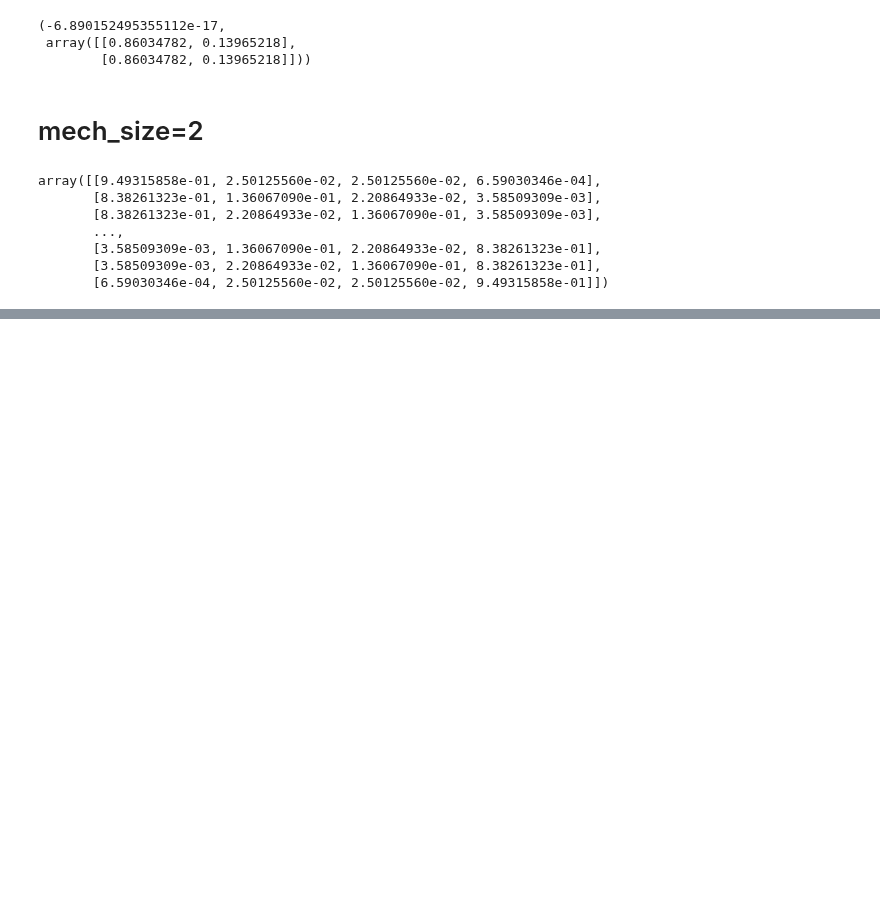
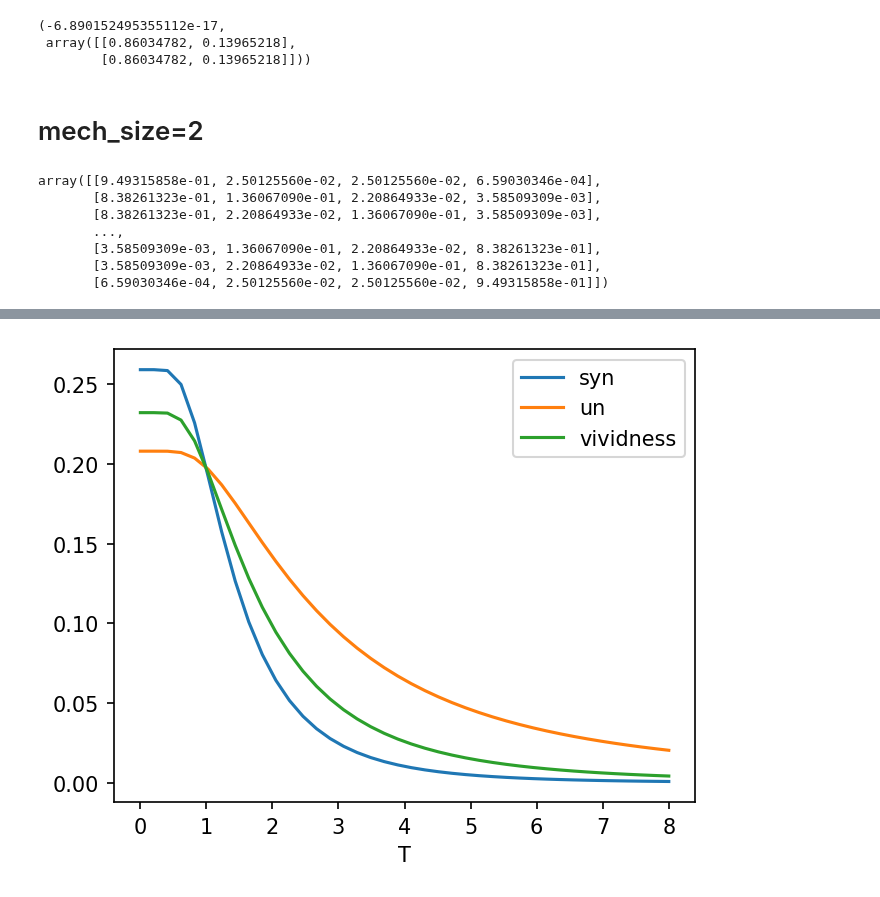
Before and after one commit to Lyn1216/Local-EI-project, a Jupyter notebook: exp/cellular automaton/Ising.ipynb, the cells around one changed output, grey strips where cells are left out. Saved outputs shown, nothing was run; the diff lists cells and outputs as text; code cells hidden in the pictures; blank space fills up the shorter version.

```diff
--- a/exp/cellular automaton/Ising.ipynb
+++ b/exp/cellular automaton/Ising.ipynb
@@ -167,0 +308,26 @@ ValueError: invalid literal for int() with base 10: 'x'
+# %%
+def live_comb(syn, un, alpha):
+    return syn**alpha * un**(1 - alpha)
+
+tem_list = np.linspace(0.001, 8, 40)
+syn_list = []
+un_list = []
+ei_all_list = []
+live_list = []
+for T in tem_list:
+    syn, un, ei_all = syn_un(ising_flip2(T))
+    syn_list.append(syn)
+    un_list.append(un)
+    ei_all_list.append(ei_all)
+    live_list.append(live_comb(syn,un,0.5))
+
+plt.figure(figsize=(5,4), dpi=150)
+plt.plot(tem_list, syn_list, label="syn")
+plt.plot(tem_list, un_list, label="un")
+#plt.plot(tem_list, ei_all_list, label="local_ei")
+plt.plot(tem_list, live_list, label="vividness")
+plt.legend()
+plt.xlabel('T')
+plt.show()
+# %% [output]
+[figure, added]
```
Also changed, not shown: parts of 7 cells of this notebook.
